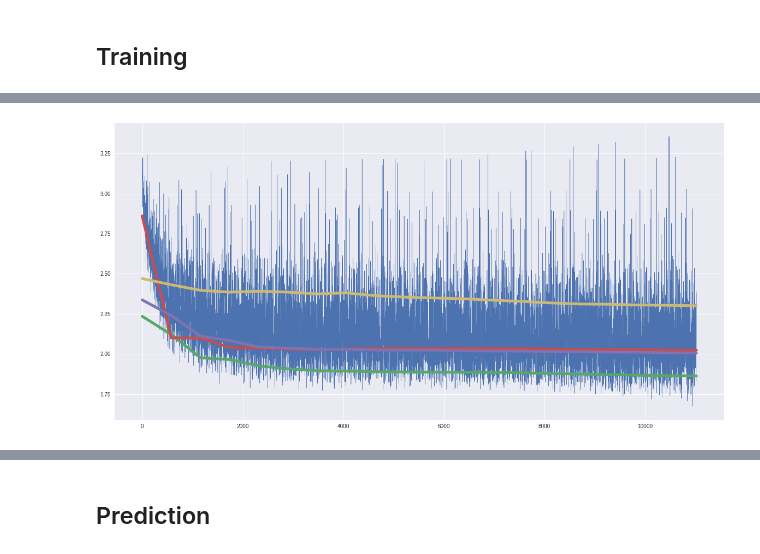
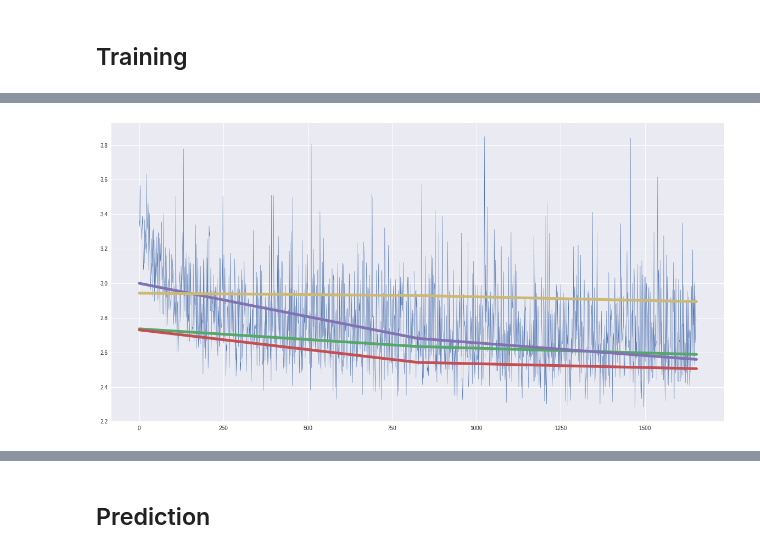
Before and after one commit to kohjingyu/hidden-markov-model, a Jupyter notebook: Part5.ipynb, the cells around one changed output, grey strips where cells are left out. Drawn from its saved outputs; the diff is of its cells as text; code cells hidden in the pictures.

Commit message:
Initial training and evaluation with multi-task learning

```diff
--- a/Part5.ipynb
+++ b/Part5.ipynb
@@ -266,8 +324,2 @@ array([17,  6,  6,  9, 11,  8,  7,  5, 14, 15,  6, 11, 17,  1,  6, 11,  8,
 # %% [markdown]
 ### Evaluation
-# %%
-def predict(logits):
-    states = list(state_mapping)
-    probs = softmax(logits)
-    indices = np.argmax(probs, axis=1)  # take argmax of the probs
-    return [states[int(i)] for i in indices]  # map indices back to states
@@ -274,9 +344,10 @@ def predict(logits):
 # %%
-def write_predictions(*args, X):
+def write_predictions(*args, entity_mapping, entity_type_mapping, X):
     # get and store predictions
     result = []
     for i in trange(len(X_val), leave=False):
-        y_pred = predict(forward(*args, x=X_val[i]))
+        y1, y2 = forward(*args, x=X_val[i])
+        y_pred = predict(entity_mapping, entity_type_mapping, y1, y2)
         result.append(y_pred)
     # write predictions to file
     with open(out_filename, 'w') as f:
@@ -342,12 +413,12 @@ def compare(observed, predicted):
     type_scores = (prec, rec, f)
     return entity_scores, type_scores
 
-def get_scores(*args, X):
-    write_predictions(*args, X=X_val)
+def get_scores(*args, entity_mapping, entity_type_mapping, X):
+    write_predictions(*args, entity_mapping=entity_mapping, entity_type_mapping=entity_type_mapping, X=X_val)
     observed = get_observed(open(val_filename, 'r'))
     predicted = get_predicted(open(out_filename, 'r'))
     return compare(observed, predicted)
 
-get_scores(*model, X=X_val)
+get_scores(*model, entity_mapping=entity_mapping, entity_type_mapping=entity_type_mapping, X=X_val)
 # %% [output]
 [interactive output not drawn]
@@ -483,21 +576,23 @@ np.mean(np.array(y_pred) == np.array(y_true))
 # %%
 checkpoints = []  # save model weights after every epoch
 training_indices = []  # track each sentence for loss checking
-losses  = []
+losses_1, losses_2, total_losses  = [], [], []
 scores = []
 for i in trange(n_epochs):
     indices = list(range(len(X_train)))
     shuffle(indices)
     training_indices.extend(indices)  # since they are shuffled, remember them
     for j in tqdm(indices, leave=False):
-        x, y = X_train[j], y_train[j]
-        loss, grad = backward(*model, x=x, y=y)
+        x, y1, y2 = X_train[j], y1_train[j], y2_train[j]
+        loss1, loss2, total_loss, grad = backward(*model, x=x, y1=y1, y2=y2)
 
-        losses.append(loss)
+        losses_1.append(loss1)
+        losses_2.append(loss2)
+        total_losses.append(total_loss)
         for error, weight in zip(grad, model):
             weight -= lr * error
 
-    scores.append(get_scores(*model, X=X_val))
+    scores.append(get_scores(*model, entity_mapping=entity_mapping, entity_type_mapping=entity_type_mapping, X=X_val))
     checkpoints.append(tuple(weights.copy() for weights in model))
 # %% [output]
 [interactive output not drawn]
@@ -516,15 +605,15 @@ for i in trange(n_epochs):
 # %%
 plt.figure(figsize=(20, 10))
-plt.plot(np.arange(len(losses)), losses, linewidth=0.5)  # overall training loss
+plt.plot(np.arange(len(total_losses)), total_losses, linewidth=0.5)  # overall training loss
 
 training_indices = np.asarray(training_indices)
-losses = np.asarray(losses)
+total_losses = np.asarray(total_losses)
 for i in range(4):
-    x = np.linspace(0, len(losses), n_epochs)
-    y = losses[np.where(training_indices == i)]
+    x = np.linspace(0, len(total_losses), n_epochs)
+    y = total_losses[np.where(training_indices == i)]
     plt.plot(x, y, linewidth=5.0)
 # %% [output]
-[figure, old version]
+[figure, new version]
 # %%
 f_entity = [tup[0][-1] for tup in scores]
 f_type = [tup[1][-1] for tup in scores]
```
Also changed, not shown: parts of 29 cells of this notebook.
